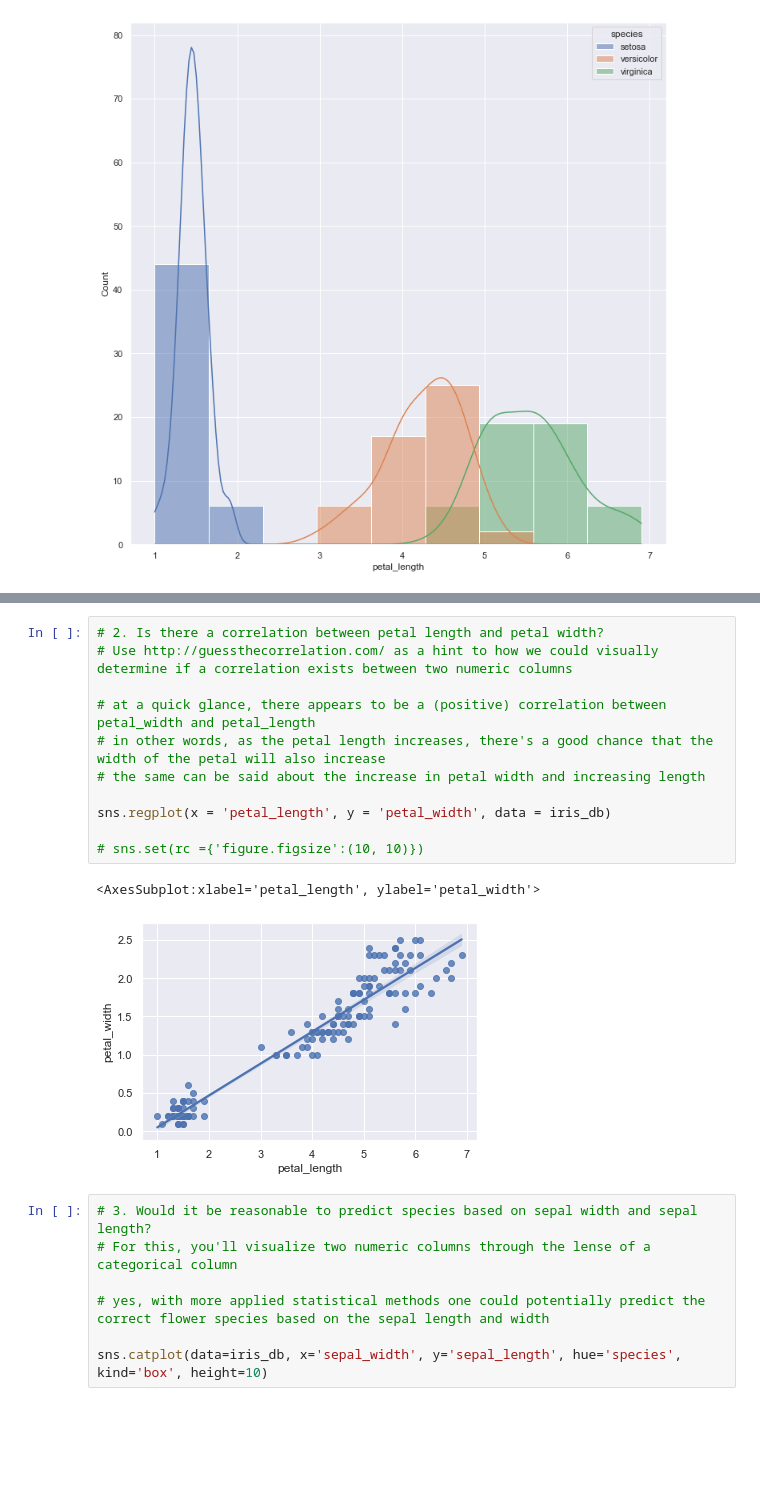
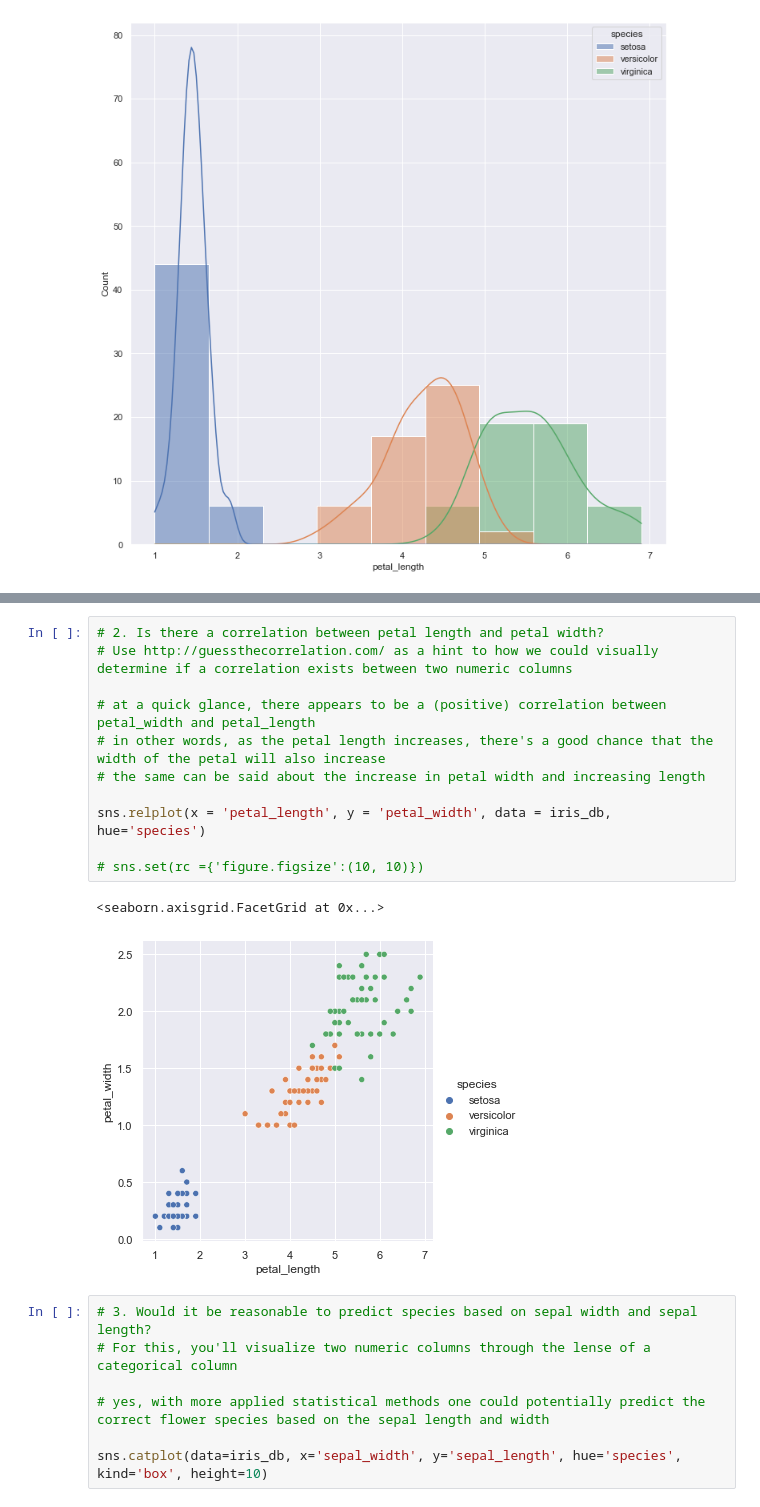
Before and after one commit to mijailmariano/numpy-pandas-visualization-exercises, a Jupyter notebook: seaborn_exercises.ipynb, the cells around one changed output, grey strips where cells are left out. Drawn from its saved outputs; the diff is of its cells as text; blank space fills up the shorter version.

```diff
--- a/seaborn_exercises.ipynb
+++ b/seaborn_exercises.ipynb
@@ -72,17 +72,17 @@ sns.histplot(data = iris_db, x = 'petal_length', kde=True)
 # %%
 # 2. Is there a correlation between petal length and petal width?
 # Use http://guessthecorrelation.com/ as a hint to how we could visually determine if a correlation exists between two numeric columns
 
 # at a quick glance, there appears to be a (positive) correlation between petal_width and petal_length
 # in other words, as the petal length increases, there's a good chance that the width of the petal will also increase
 # the same can be said about the increase in petal width and increasing length
 
-sns.regplot(x = 'petal_length', y = 'petal_width', data = iris_db)
+sns.relplot(x = 'petal_length', y = 'petal_width', data = iris_db, hue='species')
 
 # sns.set(rc ={'figure.figsize':(10, 10)})
 # %% [output]
-<AxesSubplot:xlabel='petal_length', ylabel='petal_width'>
+<seaborn.axisgrid.FacetGrid at 0x...>
-[figure, old version]
+[figure, new version]
 # %%
 # 3. Would it be reasonable to predict species based on sepal width and sepal length?
 # For this, you'll visualize two numeric columns through the lense of a categorical column
```
Also changed, not shown: parts of 25 cells of this notebook.
